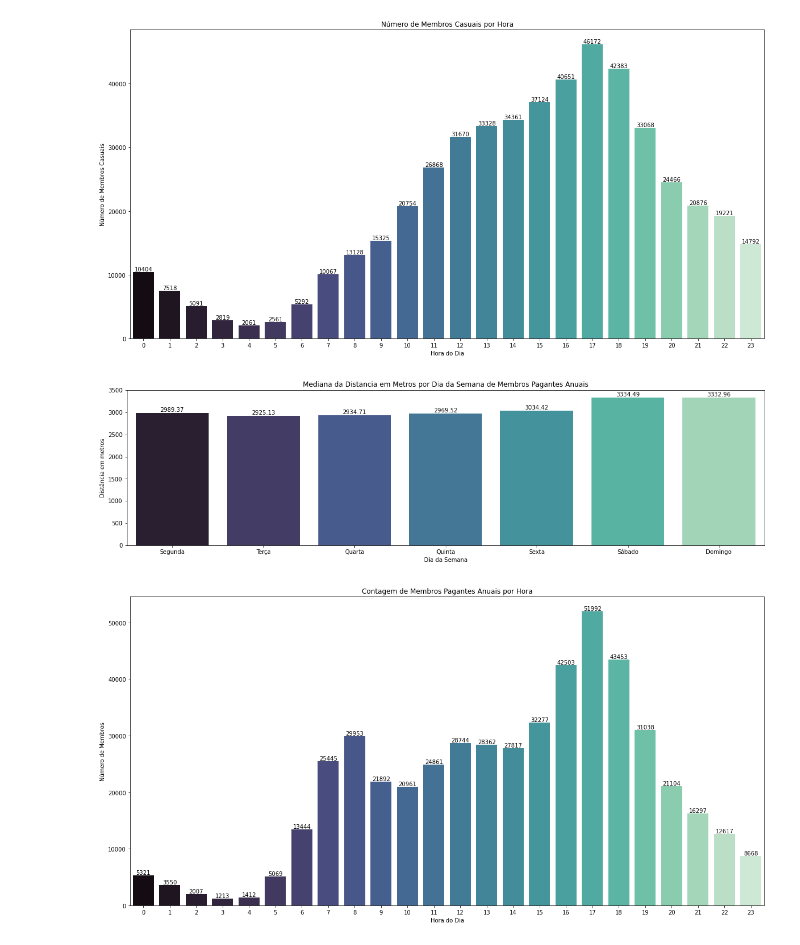
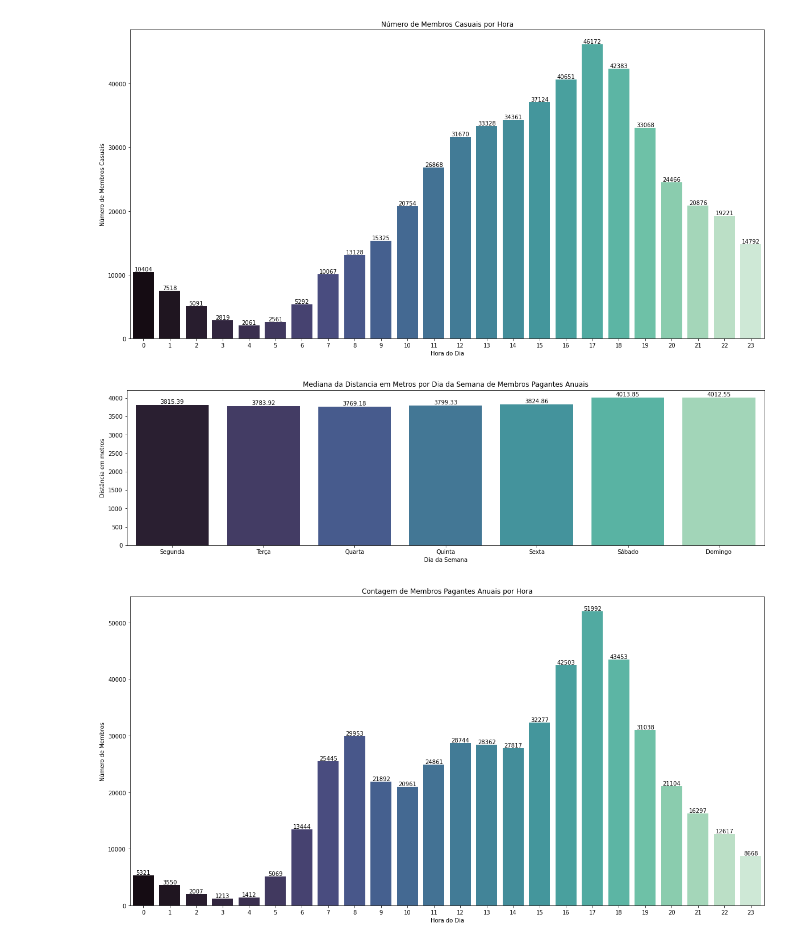
Before and after one commit to 941007/Projetos, a Jupyter notebook: Cyclistic_case_study-traduzido.ipynb, the cells around one changed output. Saved outputs shown, nothing was run; the diff lists cells and outputs as text; code cells hidden in the pictures.

```diff
--- a/Cyclistic_case_study-traduzido.ipynb
+++ b/Cyclistic_case_study-traduzido.ipynb
@@ -645,10 +692,10 @@ order = ["Monday", "Tuesday", "Wednesday", "Thursday", "Friday", "Saturday", "Su
 labels = ['Segunda', 'Terça', 'Quarta', 'Quinta', 'Sexta', 'Sábado', 'Domingo']
 
 plt.figure(figsize=(10,5))
-plt.title('Mediana da Distancia em Metros por Dia da Semana em Bicicletas Elétricas')
+plt.title('Média da Distancia em Metros por Dia da Semana em Bicicletas Elétricas')
 
 ax = sns.barplot(x = electric['day_of_week'], y = electric['distance_meters'], palette='mako',
-                 ci=None, order=order, estimator=np.median)
+                 ci=None, order=order)
 ax.set_xticklabels(labels)
 plt.ylabel("Distância em metros")
 plt.xlabel("Dia da Semana")
@@ -663,10 +710,10 @@ order = ["Monday", "Tuesday", "Wednesday", "Thursday", "Friday", "Saturday", "Su
 labels = ['Segunda', 'Terça', 'Quarta', 'Quinta', 'Sexta', 'Sábado', 'Domingo']
 
 plt.figure(figsize=(10,5))
-plt.title('Mediana da Distância em Metros por Dia da Semana em Bicicletas Ancoráveis')
+plt.title('Média da Distância em Metros por Dia da Semana em Bicicletas Ancoráveis')
 
 ax = sns.barplot(x = docked['day_of_week'], y = docked['distance_meters'], palette='mako',
-                 ci=None, order=order, estimator=np.median)
+                 ci=None, order=order)
 plt.ylabel("Distância em metros")
 plt.xlabel("Dia da Semana")
 ax.set_xticklabels(labels)
@@ -681,10 +728,10 @@ order = ["Monday", "Tuesday", "Wednesday", "Thursday", "Friday", "Saturday", "Su
 labels = ['Segunda', 'Terça', 'Quarta', 'Quinta', 'Sexta', 'Sábado', 'Domingo']
 
 plt.figure(figsize=(10,5))
-plt.title('Mediana da Distância em Metros por Dia da Semana em Bicicletas Comuns')
+plt.title('Média da Distância em Metros por Dia da Semana em Bicicletas Comuns')
 
 ax = sns.barplot(x = classic['day_of_week'], y = classic['distance_meters'], palette='mako',
-                 ci=None, order=order, estimator=np.median)
+                 ci=None, order=order)
 ax.set_xticklabels(labels)
 plt.ylabel("Distância em metros")
 plt.xlabel("Dia da Semana")
@@ -707,10 +754,10 @@ order = ["Monday", "Tuesday", "Wednesday", "Thursday", "Friday", "Saturday", "Su
 labels = ['Segunda', 'Terça', 'Quarta', 'Quinta', 'Sexta', 'Sábado', 'Domingo']
 
 plt.figure(figsize=(10,5))
-plt.title('Mediana da Distancia em Metros por Dia da Semana de Membros Casuais')
+plt.title('Média da Distancia em Metros por Dia da Semana de Membros Casuais')
 
 ax = sns.barplot(x = casual['day_of_week'], y = casual['distance_meters'], palette='mako',
-                 ci=None, order=order, estimator=np.median)
+                 ci=None, order=order)
 ax.set_xticklabels(labels)
 plt.ylabel("Distância em metros")
 plt.xlabel("Dia da Semana")
@@ -734,21 +781,21 @@ for container in ax.containers:
 # %%
 #membros pagantes anuais
 order = ["Monday", "Tuesday", "Wednesday", "Thursday", "Friday", "Saturday", "Sunday"]
 labels = ['Segunda', 'Terça', 'Quarta', 'Quinta', 'Sexta', 'Sábado', 'Domingo']
 
 plt.figure(figsize=(20,5))
 plt.title('Mediana da Distancia em Metros por Dia da Semana de Membros Pagantes Anuais')
 
 ax = sns.barplot(x = member['day_of_week'], y = member['distance_meters'], palette='mako',
-                 ci=None, order=order, estimator=np.median)
+                 ci=None, order=order)
 ax.set_xticklabels(labels)
 plt.ylabel("Distância em metros")
 plt.xlabel("Dia da Semana")
 
 for container in ax.containers:
     ax.bar_label(container)
 # %% [output]
-[figure, old version]
+[figure, new version]
 # %%
 plt.figure(figsize=(20,10))
 plt.title("Contagem de Membros Pagantes Anuais por Hora")
```
Also changed, not shown: parts of 23 cells of this notebook, 1 other file.
